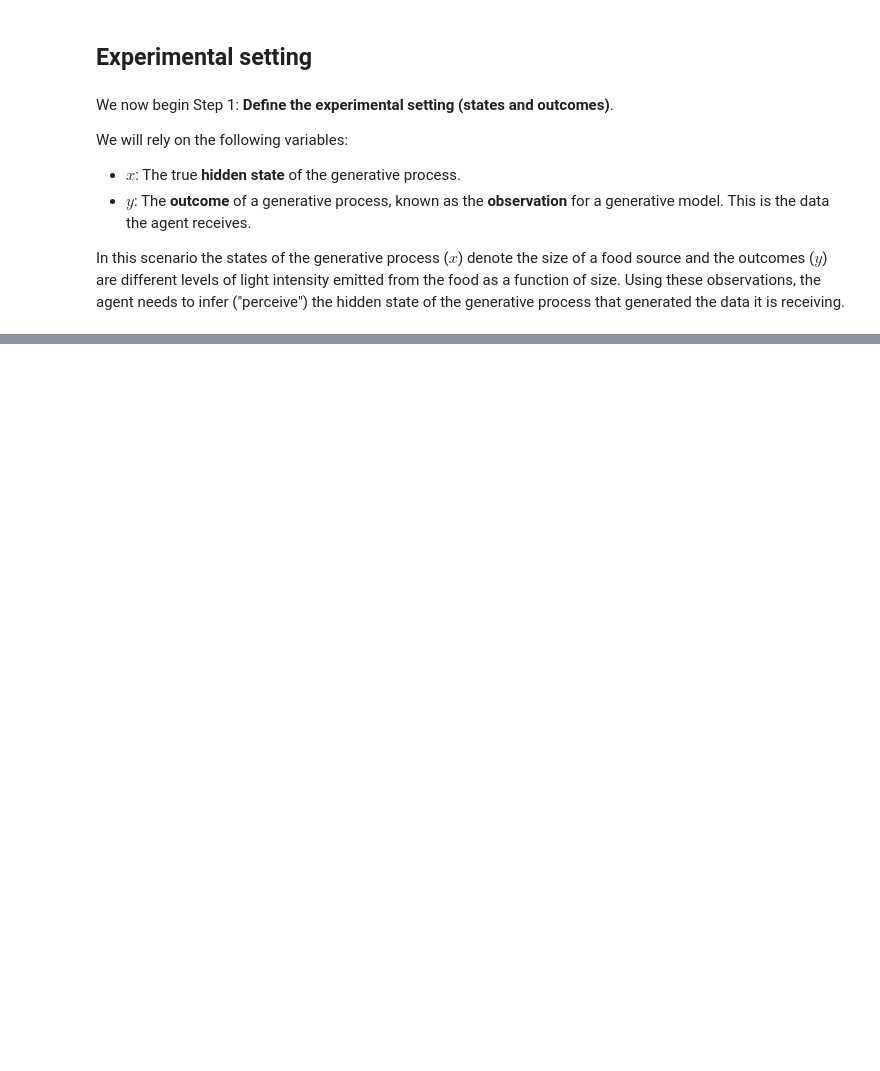
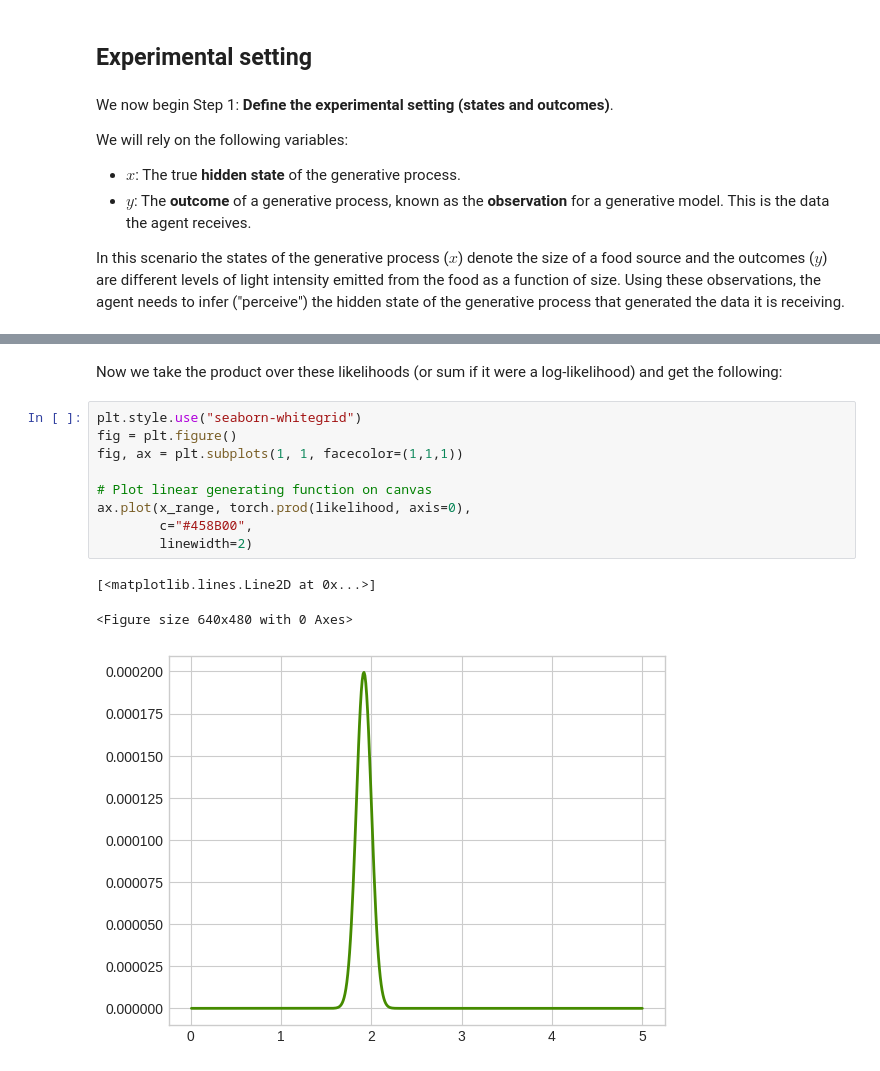
Before and after one commit to snamjoshi/faif-book, a Jupyter notebook: notebooks/ch2/working.ipynb, the cells around one changed output, grey strips where cells are left out. Drawn from its saved outputs; the diff is of its cells as text; blank space fills up the shorter version.

```diff
--- a/notebooks/ch2/working.ipynb
+++ b/notebooks/ch2/working.ipynb
@@ -428,0 +266,15 @@ As we can see, with this generative model, with low and high true values of $x$,
+# %% [markdown]
+Now we take the product over these likelihoods (or sum if it were a log-likelihood) and get the following:
+# %%
+plt.style.use("seaborn-whitegrid")
+fig = plt.figure()
+fig, ax = plt.subplots(1, 1, facecolor=(1,1,1))
+
+# Plot linear generating function on canvas
+ax.plot(x_range, torch.prod(likelihood, axis=0),
+        c="#458B00",
+        linewidth=2)
+# %% [output]
+[<matplotlib.lines.Line2D at 0x...>]
+<Figure size 640x480 with 0 Axes>
+[figure, added]
```
Also changed, not shown: parts of 54 cells of this notebook, 6 other files.
